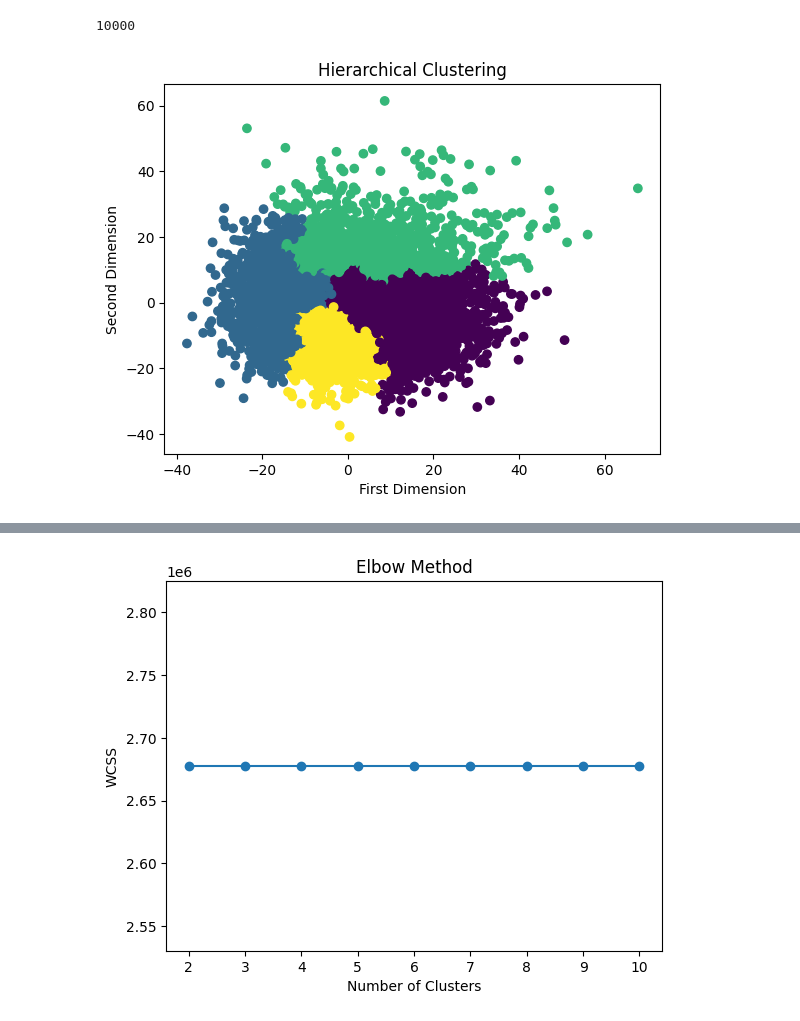
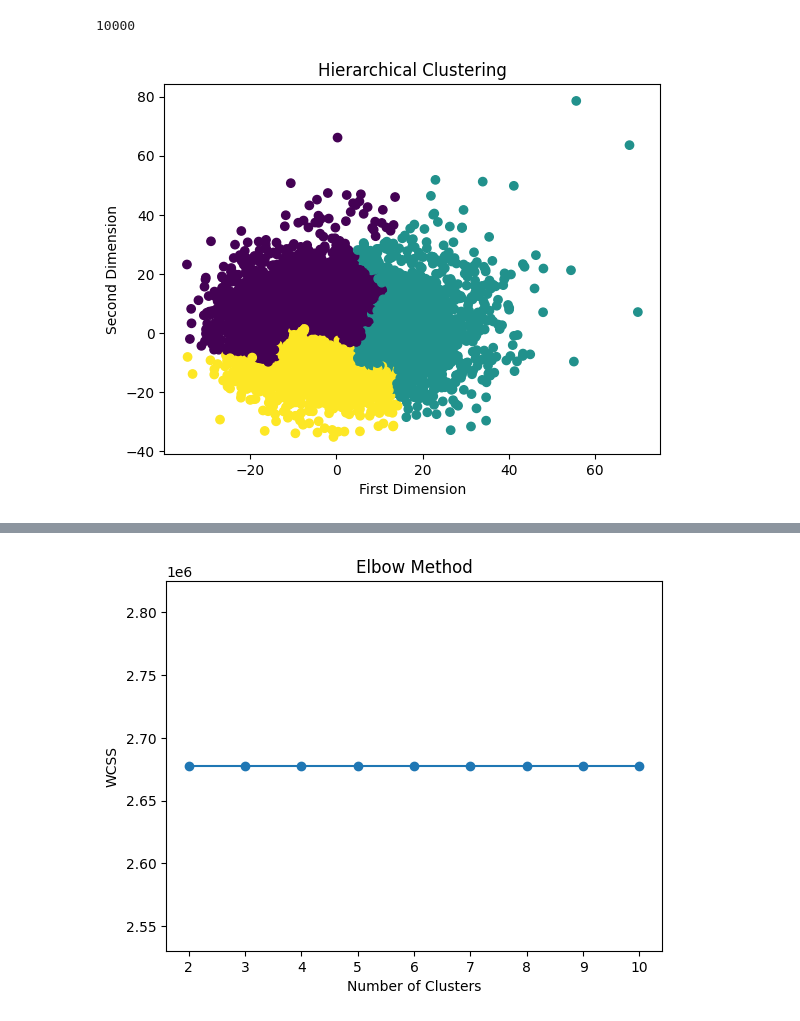
Before and after one commit to josephfhalloran/NCAA-Basketball-Analysis-, a Jupyter notebook: testing.ipynb, the cells around one changed output, grey strips where cells are left out. Saved outputs shown, nothing was run; the diff lists cells and outputs as text; code cells hidden in the pictures.

```diff
--- a/testing.ipynb
+++ b/testing.ipynb
@@ -85,19 +60,19 @@ print(len(data_subset))
 10000
 # %%
 # Create an instance of the AgglomerativeClustering algorithm
-clustering = AgglomerativeClustering(n_clusters=4)  # Adjust the number of clusters as desired
+clustering = AgglomerativeClustering(n_clusters=3)  # Adjust the number of clusters as desired
 
-# Fit the algorithm to your data
+# Fit the algorithm
 clusters = clustering.fit_predict(data_subset)
 
 # Visualize the clusters using a scatter plot
 plt.scatter(data_subset[:, 0], data_subset[:, 1], c=clusters)
 plt.xlabel('First Dimension')
 plt.ylabel('Second Dimension')
 plt.title('Hierarchical Clustering')
 plt.show()
 # %% [output]
-[figure, old version]
+[figure, new version]
 # %%
 from scipy.cluster.hierarchy import linkage, dendrogram
 import matplotlib.pyplot as plt
```
Also changed, not shown: parts of 5 cells of this notebook.
